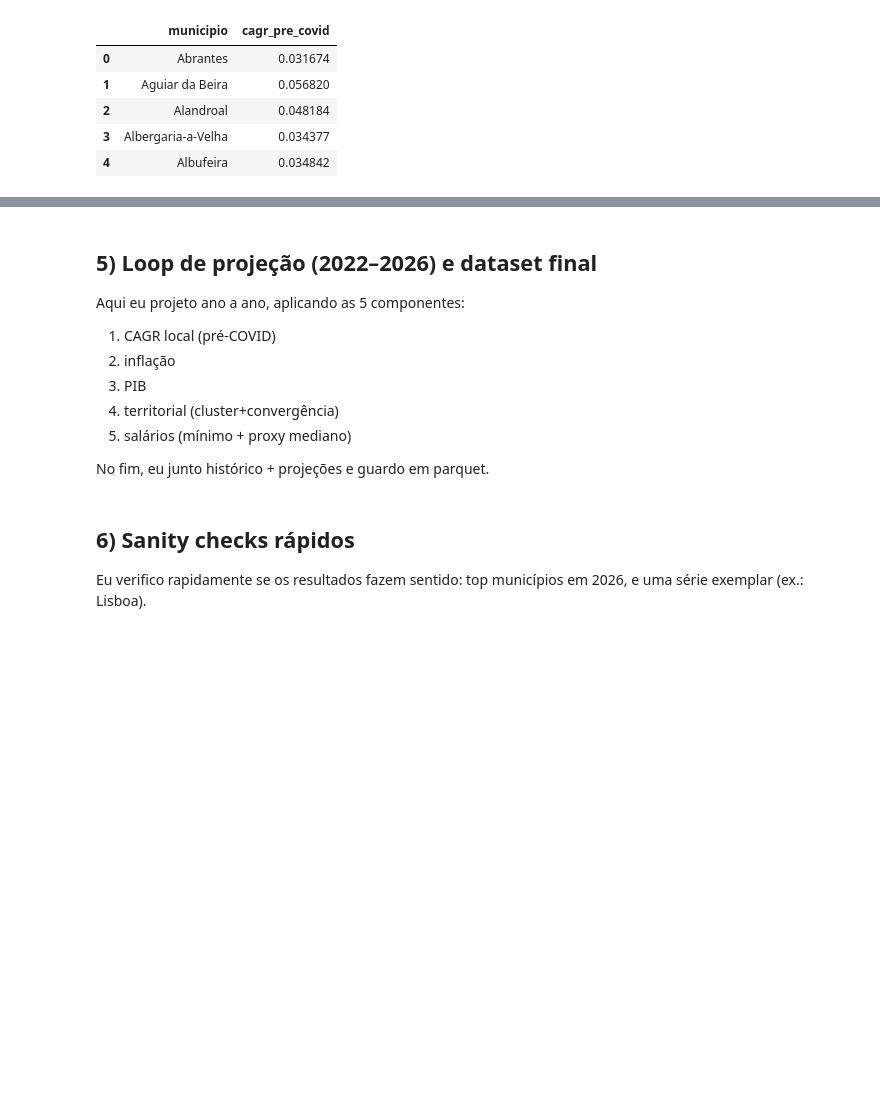
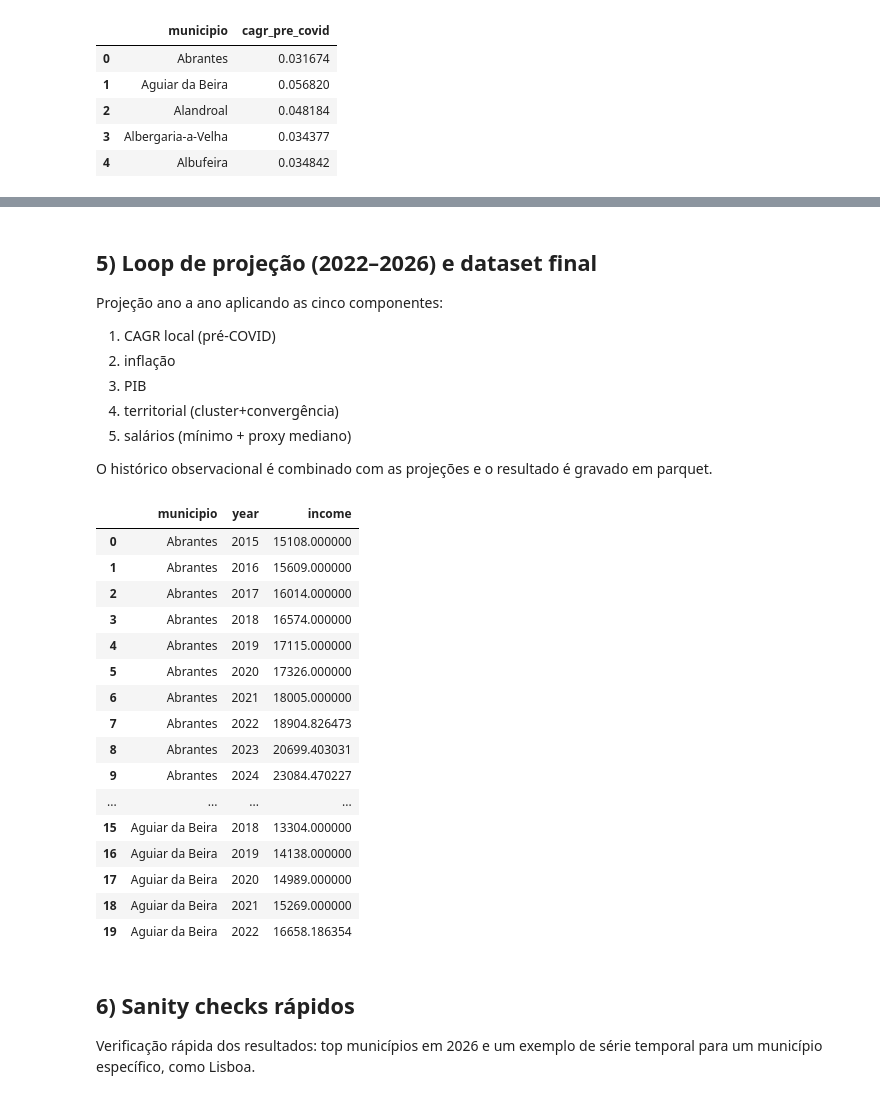
Before and after one commit to Allcaide/energy-poverty, a Jupyter notebook: household_income_forecast_2026.ipynb, the cells around one changed output, grey strips where cells are left out. Cells and saved outputs as stored; diff of their text form; code cells hidden in the pictures; blank space fills up the shorter version.

```diff
--- a/household_income_forecast_2026.ipynb
+++ b/household_income_forecast_2026.ipynb
@@ -245,15 +282,16 @@ KeyError: 'municipio'
 # %%
 def adjust_growth(base_growth: float, cluster: str, current_income: float, national_avg: float) -> float:
-    # Se eu não tiver CAGR, eu uso um fallback conservador.
+    # Fallback conservador de 2% quando o CAGR não está disponível.
     if pd.isna(base_growth):
         base_growth = 0.02
 
-    # Ajuste por cluster (leve para não exagerar divergência).
-    cluster_multiplier = 1.05 if cluster == 'urban' else 0.95
+    # Ajuste de cluster: municípios urbanos recebem multiplicador ligeiramente maior.
+    cluster_multiplier = 1.05 if cluster == 'urban' else 1
 
-    # Convergência suave (alpha controla agressividade).
+    # Convergência suave: municípios abaixo da média nacional ganham um adicional.
     alpha = 0.10
     convergence = alpha * (national_avg - current_income) / national_avg
+    # Exemplo: se national_avg=1000 e current_income=900, convergence = 0.1 * 100 / 1000 = 0.01.
 
     return base_growth * cluster_multiplier + convergence
 # %% [markdown]
@@ -272,7 +317,7 @@ base_df.head()
 # %% [markdown]
 ## 5) Loop de projeção (2022–2026) e dataset final
 
-Aqui eu projeto ano a ano, aplicando as 5 componentes:
+Projeção ano a ano aplicando as cinco componentes:
 
 1) CAGR local (pré-COVID)
 2) inflação
@@ -280,7 +325,7 @@ Aqui eu projeto ano a ano, aplicando as 5 componentes:
 4) territorial (cluster+convergência)
 5) salários (mínimo + proxy mediano)
 
-No fim, eu junto histórico + projeções e guardo em parquet.
+O histórico observacional é combinado com as projeções e o resultado é gravado em parquet.
 # %%
 projections = []
 current_df = base_df.copy()
@@ -288,12 +333,12 @@ current_df = base_df.copy()
 for _, row in macro.sort_values('year').iterrows():
     year = int(row['year'])
 
-    # Eu calculo a média nacional no estado atual (para convergência).
+    # Intera-se pelos anos do macro dataset ordenado.
     national_avg = current_df['income'].mean()
 
     next_df = current_df.copy()
 
-    # (1 + 4) Eu calculo crescimento local ajustado (CAGR + territorial).
+    # (1 + 4) Crescimento local ajustado por CAGR e cluster.
     next_df['g_local_adj'] = next_df.apply(
         lambda r: adjust_growth(
             base_growth=r['cagr_pre_covid'],
@@ -301,43 +346,63 @@ for _, row in macro.sort_values('year').iterrows():
             current_income=r['income'],
             national_avg=national_avg
         ),
         axis=1
     )
 
-    # (2) inflação observada
+    # (2) inflação observada.
     g_infl = float(row['inflation'])
 
-    # (3) PIB
+    # (3) PIB.
     g_gdp = float(row['gdp_growth'])
 
-    # (5) driver salarial agregado
+    # (5) driver salarial agregado.
     g_wage = float(row['g_wage_signal'])
 
-    # Eu somo as componentes em taxa.
-    next_df['g_total'] = next_df['g_local_adj'] + g_infl + g_gdp + g_wage
+    # Combinação de fatores em uma taxa total.
+    # Exemplo: se g_local_adj=0.03, g_infl=0.02, g_gdp=0.018 e g_wage=0.05,
+    # g_total = 0.03 + (2*0.02 + 0.018 + 7*0.05)/10 = 0.03 + 0.0418 = 0.0718.
+    next_df['g_total'] = next_df['g_local_adj'] + (2*g_infl + g_gdp + 7*g_wage)/10
 
-    # Eu aplico o crescimento ao income.
+    # Aplicação do crescimento ao income.
     next_df['income'] = next_df['income'] * (1 + next_df['g_total'])
     next_df['year'] = year
 
     projections.append(next_df[['municipio', 'year', 'income']])
 
     current_df = next_df
 
 projection_df = pd.concat(projections, ignore_index=True)
 
 final_df = pd.concat(
     [df[['municipio', 'year', 'income']], projection_df],
     ignore_index=True
 ).sort_values(['municipio', 'year']).reset_index(drop=True)
 
 final_df.to_parquet('household_income_projection_2026.parquet', index=False)
 
 final_df.head(20)
+# %% [output]
+|  | municipio | year | income |
+| 0 | Abrantes | 2015 | 15108.000000 |
+| 1 | Abrantes | 2016 | 15609.000000 |
+| 2 | Abrantes | 2017 | 16014.000000 |
+| 3 | Abrantes | 2018 | 16574.000000 |
+| 4 | Abrantes | 2019 | 17115.000000 |
+| 5 | Abrantes | 2020 | 17326.000000 |
+| 6 | Abrantes | 2021 | 18005.000000 |
+| 7 | Abrantes | 2022 | 18904.826473 |
+| 8 | Abrantes | 2023 | 20699.403031 |
+| 9 | Abrantes | 2024 | 23084.470227 |
+| ... | ... | ... | ... |
+| 15 | Aguiar da Beira | 2018 | 13304.000000 |
+| 16 | Aguiar da Beira | 2019 | 14138.000000 |
+| 17 | Aguiar da Beira | 2020 | 14989.000000 |
+| 18 | Aguiar da Beira | 2021 | 15269.000000 |
+| 19 | Aguiar da Beira | 2022 | 16658.186354 |
 # %% [markdown]
 ## 6) Sanity checks rápidos
 
-Eu verifico rapidamente se os resultados fazem sentido: top municípios em 2026, e uma série exemplar (ex.: Lisboa).
+Verificação rápida dos resultados: top municípios em 2026 e um exemplo de série temporal para um município específico, como Lisboa.
 # %%
 # Top 10 municípios em 2026
 final_df[final_df['year'] == 2026].sort_values('income', ascending=False).head(10)
```
Also changed, not shown: parts of 18 cells of this notebook, 1 other file.
